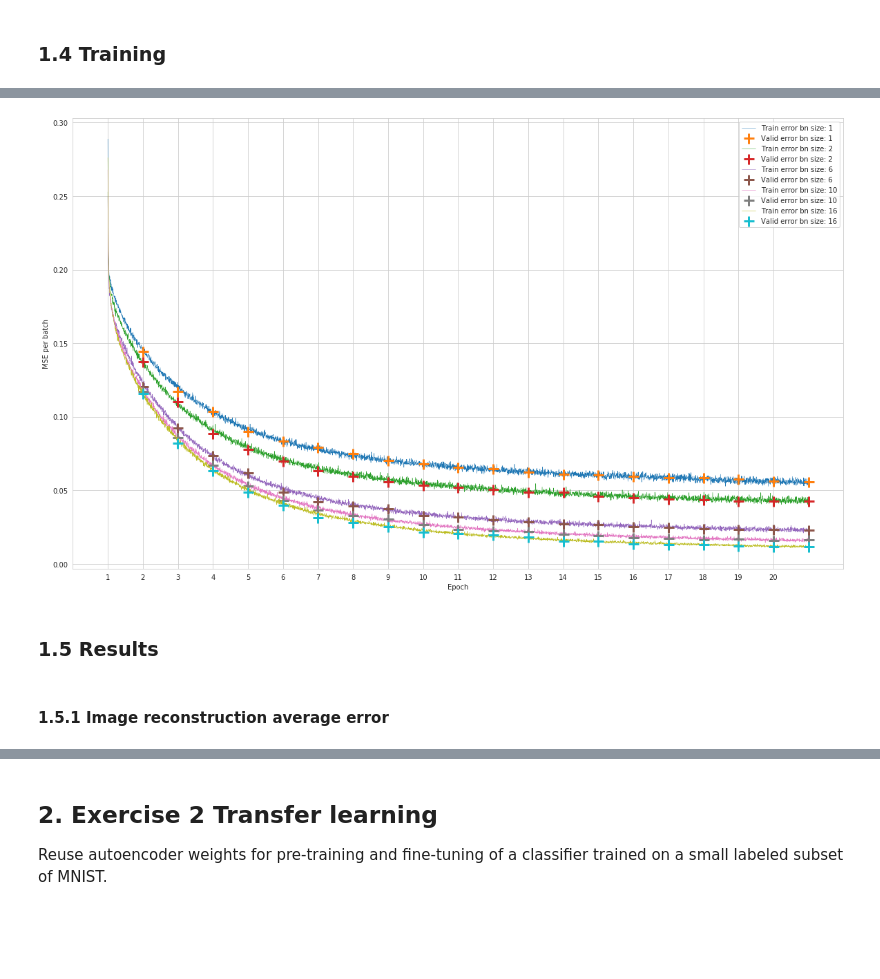
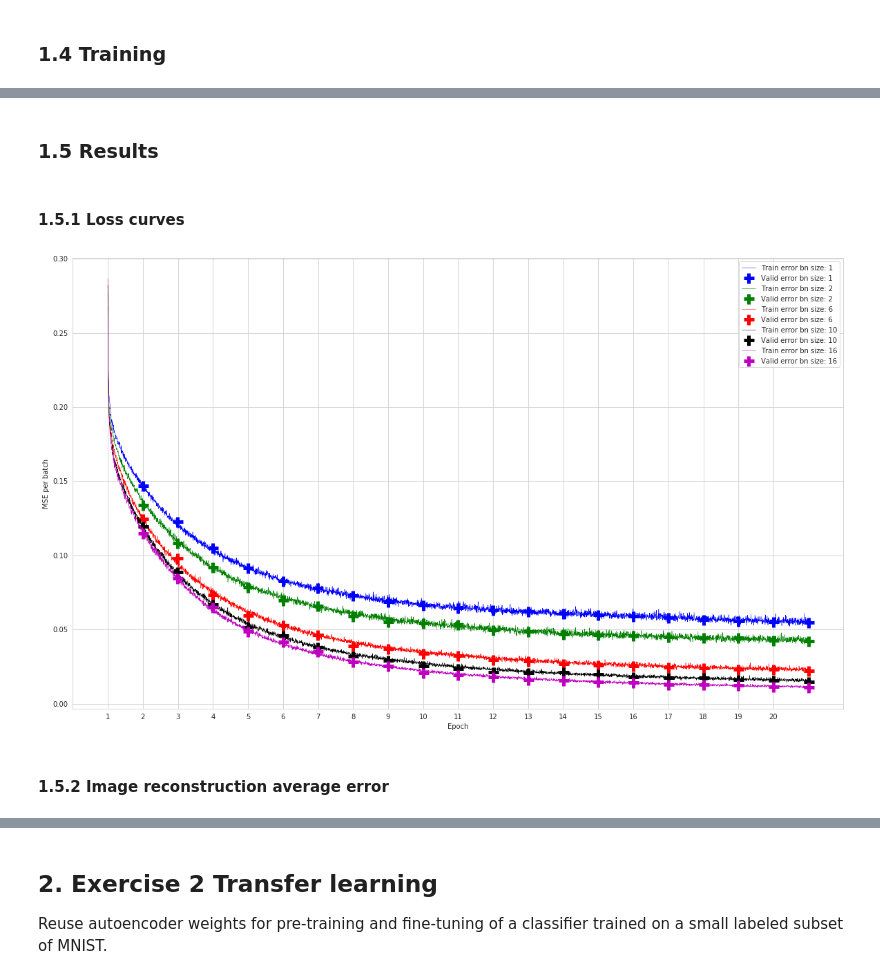
Before and after one commit to alvaroguerin/dlai-2019-projects, a Jupyter notebook: team03/dlai-project-group03.ipynb, the cells around one changed output, grey strips where cells are left out. Drawn from its saved outputs; the diff is of its cells as text; code cells hidden in the pictures; blank space fills up the shorter version.

```diff
--- a/team03/dlai-project-group03.ipynb
+++ b/team03/dlai-project-group03.ipynb
@@ -340,23 +332,26 @@ Validation:                             Loss: 0.011897 (avg.)
-# %%
-plt.figure(figsize=(20,12))
-
-for bn_size in bottlenecks:
-    plt.plot(tr_losses[bn_size][0], tr_losses[bn_size][1],
-             '-', lw=0.5, label=f'Train error bn size: {bn_size}')
-    plt.plot(val_losses[bn_size][0], val_losses[bn_size][1],
-             '+', ms=15.0, mew=3.0, label=f'Valid error bn size: {bn_size}')
-
-plt.xticks(np.arange(0, max(tr_losses[bn_size][0]),
-                     step=max(tr_losses[bn_size][0])/hparams1['num_epochs']),
-                     [i + 1 for i in range(hparams1['num_epochs'])])
-plt.xlabel('Epoch')
-plt.ylabel('MSE per batch')
-plt.grid(True)
-plt.legend()
-plt.show()
-# %% [output]
-[figure, removed]
 # %% [markdown]
 ### 1.5 Results
+# %% [markdown]
+#### 1.5.1 Loss curves
+# %%
+plt.figure(figsize=(20,12))
+colors = "bgrkmycw"
+
+for i, bn_size in enumerate(bottlenecks):
+    plt.plot(tr_losses[bn_size][0], tr_losses[bn_size][1], '-', color=colors[i],
+             lw=0.5, label=f'Train error bn size: {bn_size}')
+    plt.plot(val_losses[bn_size][0], val_losses[bn_size][1], '+', color=colors[i],
+             ms=15.0, mew=5.0, label=f'Valid error bn size: {bn_size}')
+
+plt.xticks(np.arange(0, max(tr_losses[bn_size][0]),
+                     step=max(tr_losses[bn_size][0])/hparams1['num_epochs']),
+                     [i + 1 for i in range(hparams1['num_epochs'])])
+plt.xlabel('Epoch')
+plt.ylabel('MSE per batch')
+plt.grid(True)
+plt.legend()
+plt.show()
+# %% [output]
+[figure, added]
 # %% [markdown]
-#### 1.5.1 Image reconstruction average error
+#### 1.5.2 Image reconstruction average error
```
Also changed, not shown: parts of 46 cells of this notebook.
